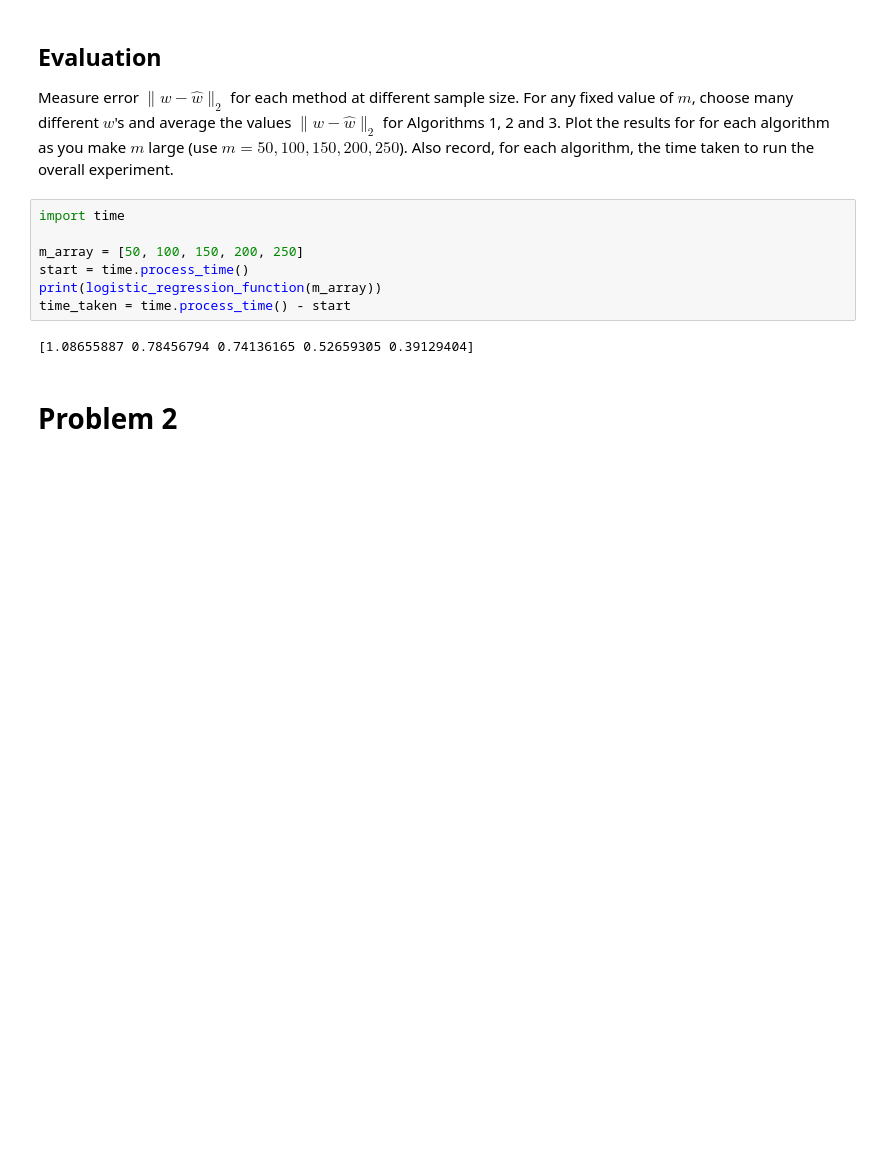
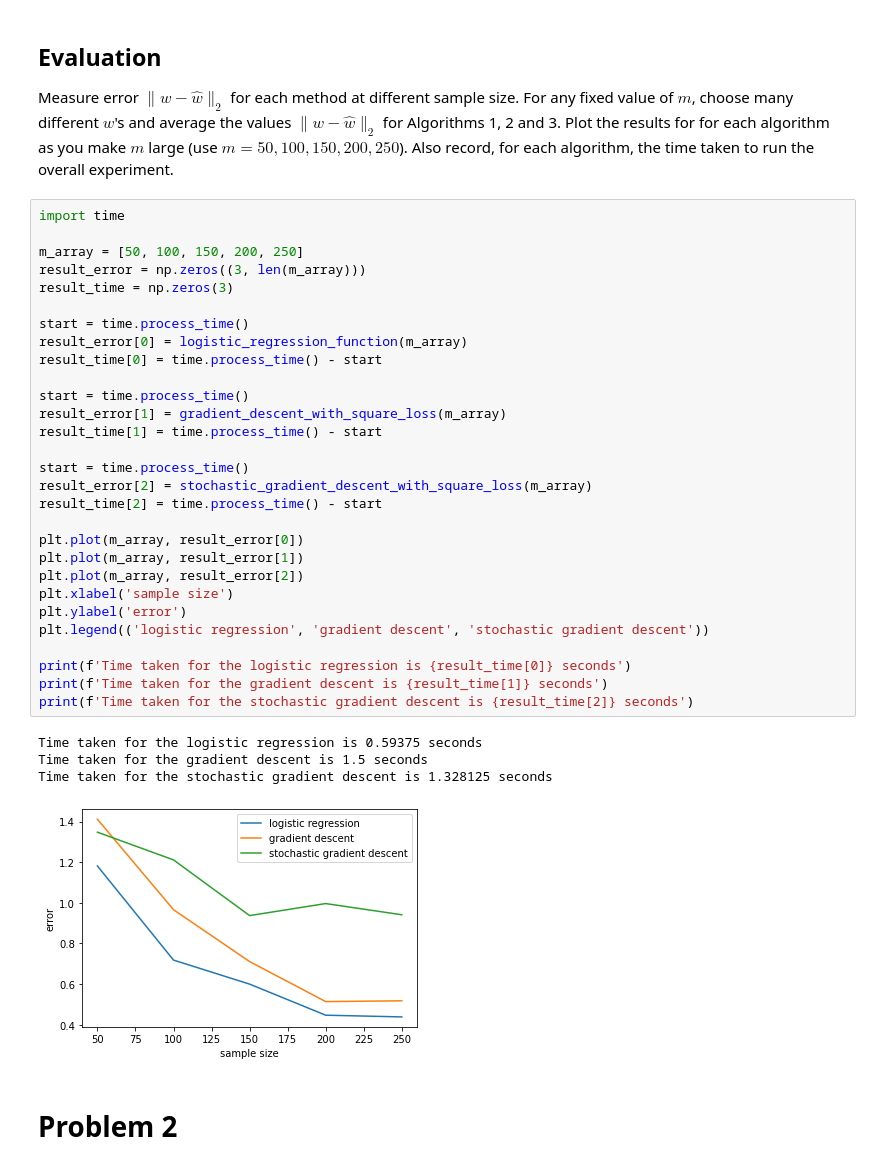
Before and after one commit to harang90/homework0, a Jupyter notebook: homework2/hw2_programming_answers.ipynb, the cells around one changed output. Cells and saved outputs as stored; diff of their text form; blank space fills up the shorter version.

```diff
--- a/homework2/hw2_programming_answers.ipynb
+++ b/homework2/hw2_programming_answers.ipynb
@@ -104,15 +127,40 @@ Measure error $\|w - \hat{w}\|_2$ for each method at different sample size. For
   \hat{w}\|_2$ for Algorithms 1, 2 and 3.  Plot the results
   for for each algorithm as you make $m$ large (use $m=50, 100, 150, 200, 250$).
   Also record, for each algorithm, the time taken to run the overall experiment.
-# %%
-import time
-
-m_array = [50, 100, 150, 200, 250]
-start = time.process_time()
-print(logistic_regression_function(m_array))
-time_taken = time.process_time() - start
-# %% [output]
-[1.08655887 0.78456794 0.74136165 0.52659305 0.39129404]
+# %%
+import time
+
+m_array = [50, 100, 150, 200, 250]
+result_error = np.zeros((3, len(m_array)))
+result_time = np.zeros(3)
+
+start = time.process_time()
+result_error[0] = logistic_regression_function(m_array)
+result_time[0] = time.process_time() - start
+
+start = time.process_time()
+result_error[1] = gradient_descent_with_square_loss(m_array)
+result_time[1] = time.process_time() - start
+
+start = time.process_time()
+result_error[2] = stochastic_gradient_descent_with_square_loss(m_array)
+result_time[2] = time.process_time() - start
+
+plt.plot(m_array, result_error[0])
+plt.plot(m_array, result_error[1])
+plt.plot(m_array, result_error[2])
+plt.xlabel('sample size')
+plt.ylabel('error')
+plt.legend(('logistic regression', 'gradient descent', 'stochastic gradient descent'))
+
+print(f'Time taken for the logistic regression is {result_time[0]} seconds')
+print(f'Time taken for the gradient descent is {result_time[1]} seconds')
+print(f'Time taken for the stochastic gradient descent is {result_time[2]} seconds')
+# %% [output]
+Time taken for the logistic regression is 0.59375 seconds
+Time taken for the gradient descent is 1.5 seconds
+Time taken for the stochastic gradient descent is 1.328125 seconds
+[figure, added]
 # %% [markdown]
 # Problem 2
 # %%
```
Also changed, not shown: parts of 3 cells of this notebook.
